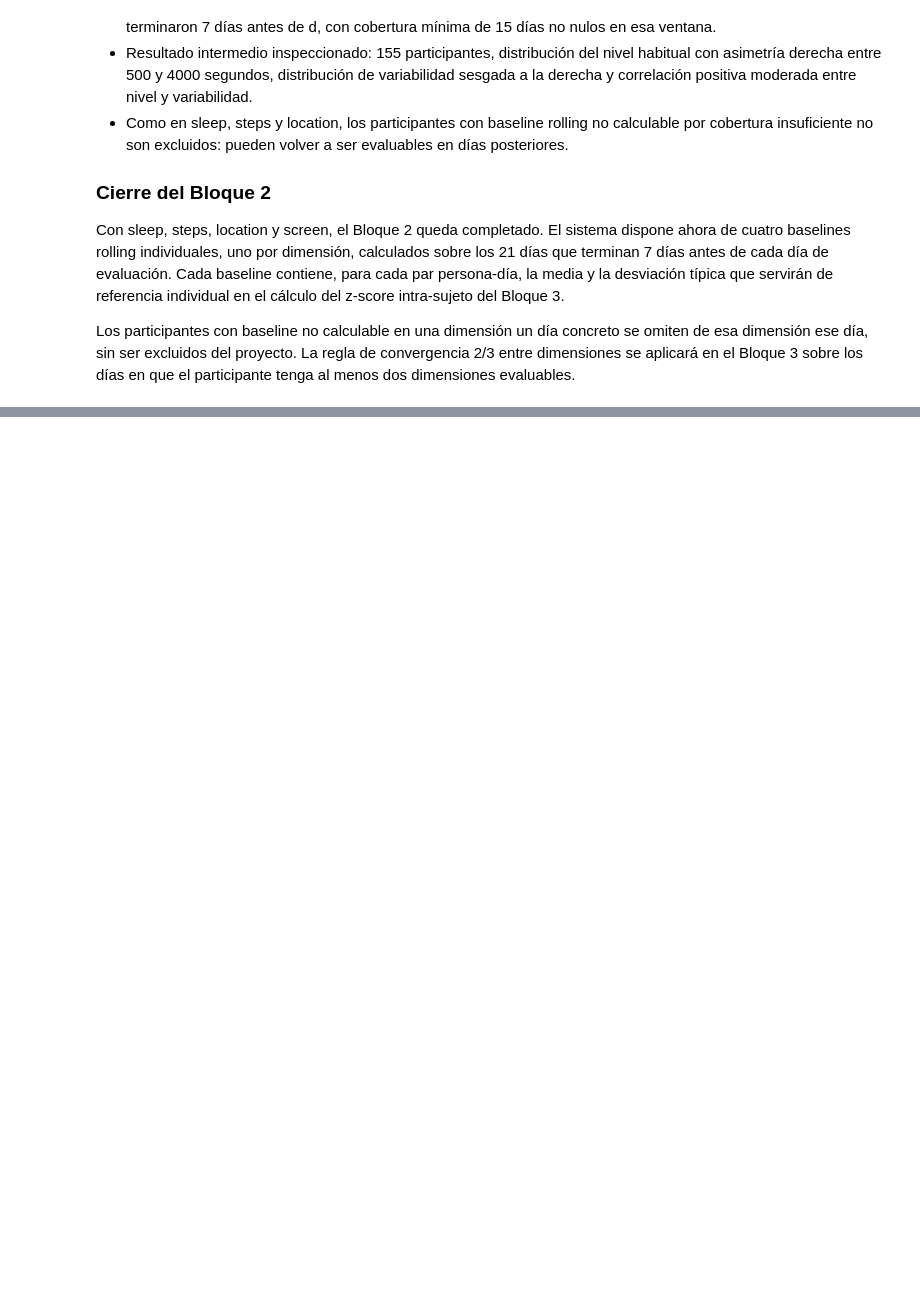
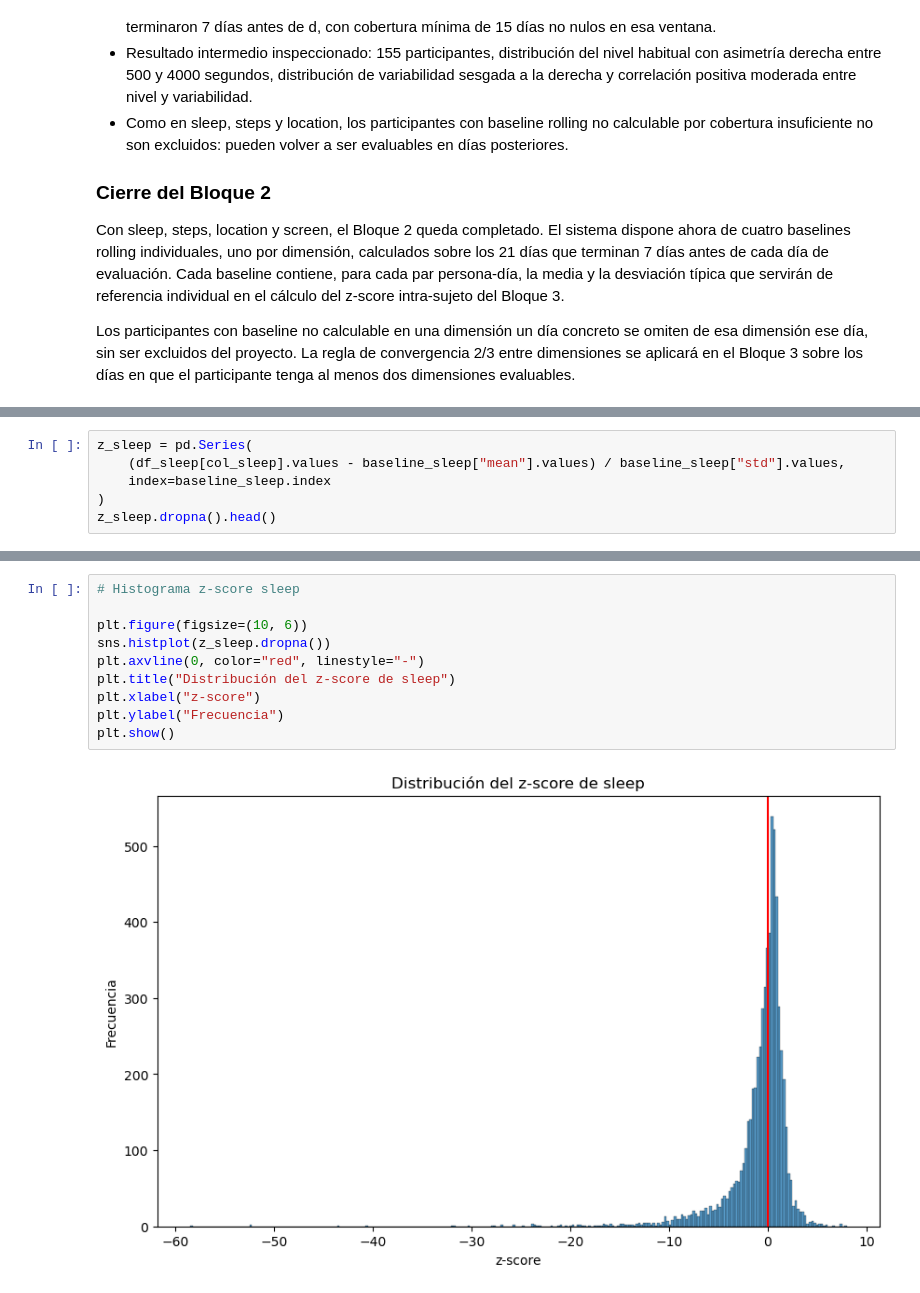
Before and after one commit to alejandrobarriel/globem, a Jupyter notebook: notebooks/globem.ipynb, the cells around one changed output, grey strips where cells are left out. Cells and saved outputs as stored; diff of their text form; blank space fills up the shorter version.

Commit message:
Update z-score

```diff
--- a/notebooks/globem.ipynb
+++ b/notebooks/globem.ipynb
@@ -1540,0 +1436,6 @@ Name: f_slp:fitbit_sleep_summary_rapids_sumdurationasleepmain:7dhist, Length: 14
+# %%
+z_sleep = pd.Series(
+    (df_sleep[col_sleep].values - baseline_sleep["mean"].values) / baseline_sleep["std"].values,
+    index=baseline_sleep.index
+)
+z_sleep.dropna().head()
@@ -1540,0 +1621,12 @@ Name: f_slp:fitbit_sleep_summary_rapids_sumdurationasleepmain:7dhist, Length: 14
+# %%
+# Histograma z-score sleep
+
+plt.figure(figsize=(10, 6))
+sns.histplot(z_sleep.dropna())
+plt.axvline(0, color="red", linestyle="-")
+plt.title("Distribución del z-score de sleep")
+plt.xlabel("z-score")
+plt.ylabel("Frecuencia")
+plt.show()
+# %% [output]
+[figure, added]
```
Also changed, not shown: parts of 36 cells of this notebook.
